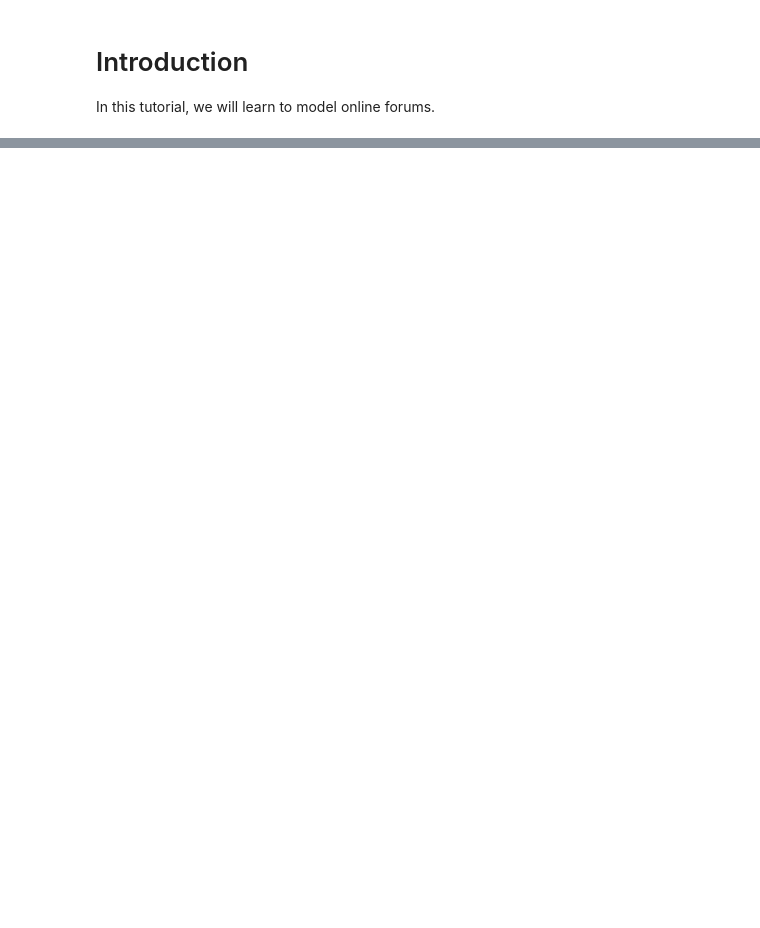
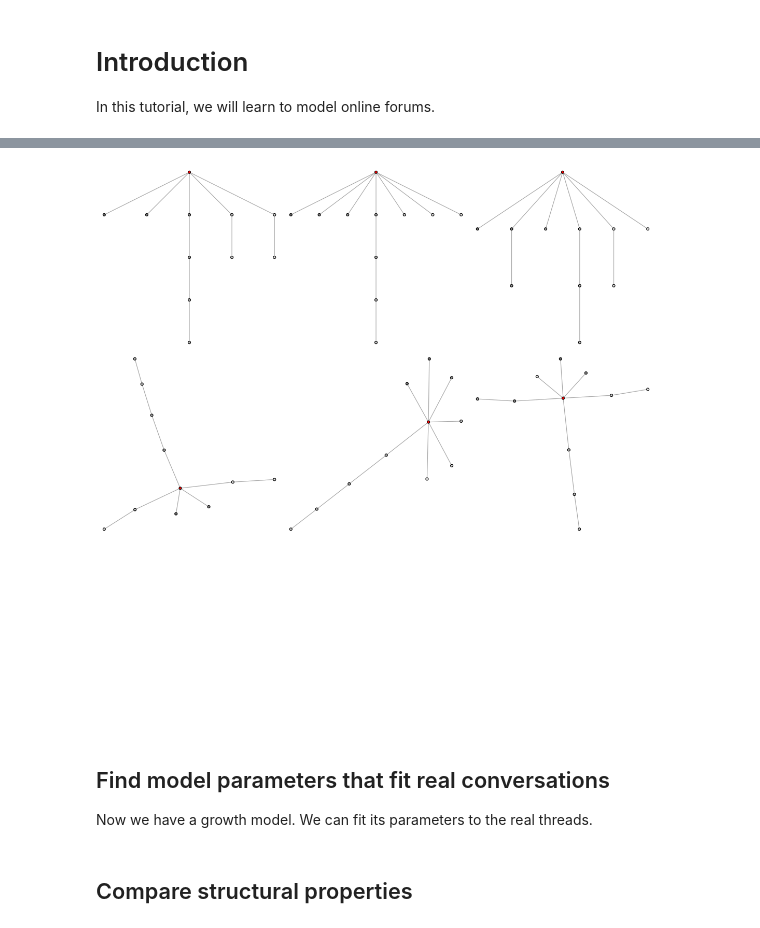
Before and after one commit to alumbreras/generative-discussion-threads, a Jupyter notebook: analysis/Tutorial ASONAM/notebook_asonam.ipynb, the cells around one changed output, grey strips where cells are left out. Saved outputs shown, nothing was run; the diff lists cells and outputs as text; code cells hidden in the pictures; blank space fills up the shorter version.

```diff
--- a/analysis/Tutorial ASONAM/notebook_asonam.ipynb
+++ b/analysis/Tutorial ASONAM/notebook_asonam.ipynb
@@ -56,12 +86,29 @@ Loading genthreads
 # %%
+options(repr.plot.width=9, repr.plot.height=9)
 
-# Generate N synthetic trees (and plot some) -----------------------------------
-ntrees <- 1000
+alpha <- 0.0
+beta <- 1
+tau <- 0.2
+ntrees <- 20
+
 parents <- replicate(ntrees,
                      gen.parentsvector.Gomez2013(n, alpha, beta, tau),
                      simplify = FALSE)
+
 par(mfrow = c(3,3))
-sapply(1:9, function(idtree) plot.tree.nicely(parents[[idtree]])) # Plot some
+plot.tree(parents[[1]])
+plot.tree(parents[[2]])
+plot.tree(parents[[3]])
+
+plot.tree.nicely(parents[[1]])
+plot.tree.nicely(parents[[2]])
+plot.tree.nicely(parents[[3]])
+# %% [output]
+[figure, added]
+# %% [markdown]
+## Find model parameters that fit real conversations
+
+Now we have a growth model. We can fit its parameters to the real threads.
 # %%
 
 # Estimate paremeters ----------------------------------------------------------
@@ -159,3 +183,5 @@ ggplot(df.sizedepth, aes(x=size, y = depth)) +
   facet_grid(.~data) +
   theme_bw() +
   xlab(size) + ylab('depth')
+# %% [markdown]
+## Compare structural properties
```
Also changed, not shown: parts of 12 cells of this notebook, 1 other file.
